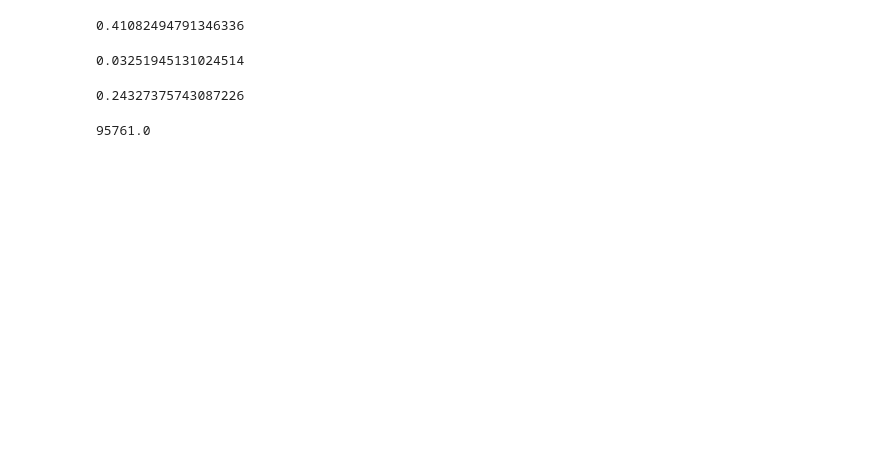
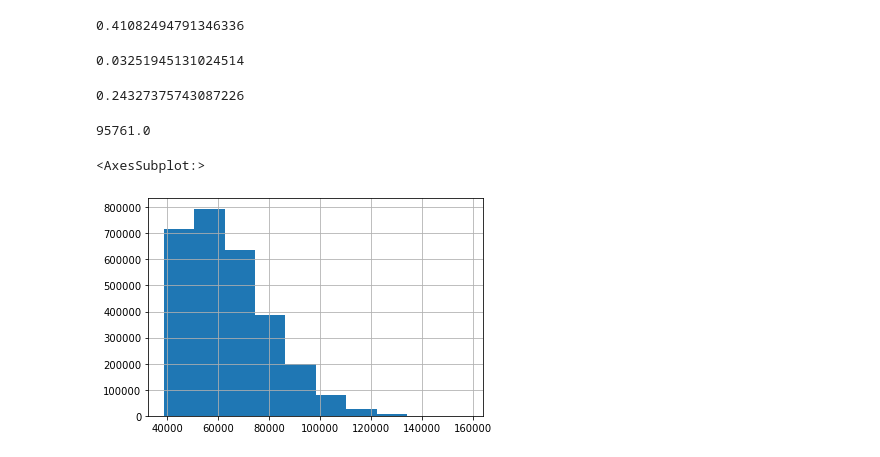
Before and after one commit to dlmitc3/statistics-exercises, a Jupyter notebook: probability_distributions.ipynb, the cells around one changed output. Drawn from its saved outputs; the diff is of its cells as text; code cells hidden in the pictures; blank space fills up the shorter version.

```diff
--- a/probability_distributions.ipynb
+++ b/probability_distributions.ipynb
@@ -436,21 +519,11 @@ employees = pd.read_sql(sql, url)
 employees.shape
 # %% [output]
 (300024, 6)
-# %%
-from env import get_db_url
-
-database = "employees"
-
-def get_db_url(user,host,password,database):
-
-    url = f'mysql+pymysql://{user}:{password}@{host}/{database}'
-
-    return url
-
-url = get_db_url(user,host,password,database)
-
-query = """ SELECT * FROM salaries """
-
-im = pd.read_sql(query, url)
-
-salaries = pd.read_sql(query, url)
+# %%
+url = get_db_url("employees")
+sql = """
+SELECT * FROM salaries
+"""
+
+salaries = pd.read_sql(sql, url)
+salaries.shape
@@ -481,3 +556,8 @@ dist.sf(95_000)
 salaries.salary.quantile(.95)
 # %% [output]
 95761.0
+# %%
+salaries.salary.hist()
+# %% [output]
+<AxesSubplot:>
+[figure, added]
```
Also changed, not shown: parts of 41 cells of this notebook.
